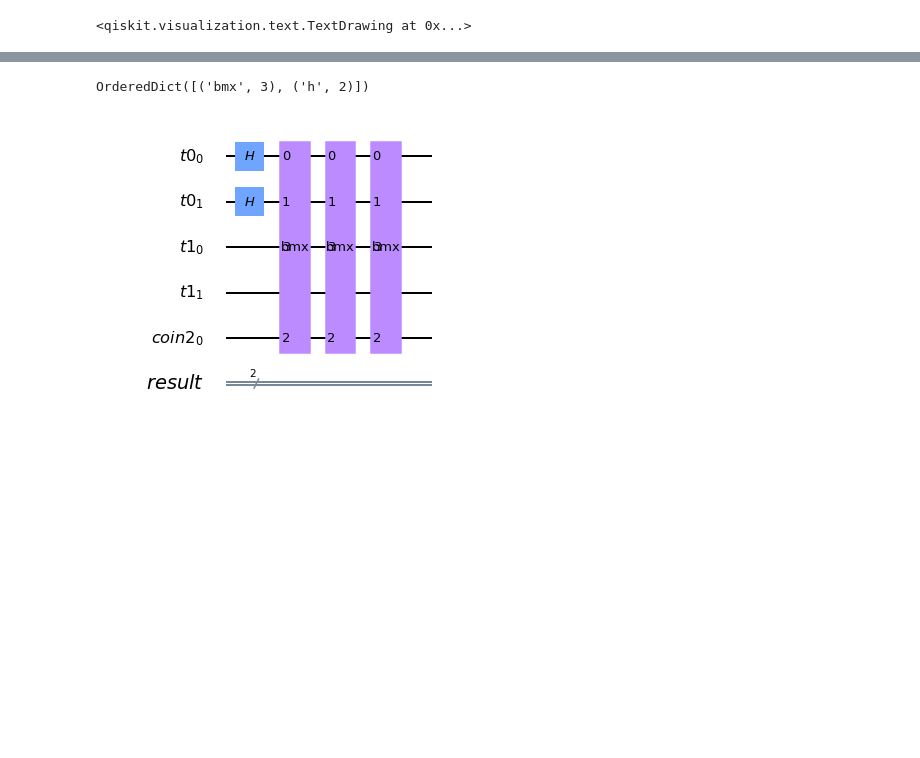
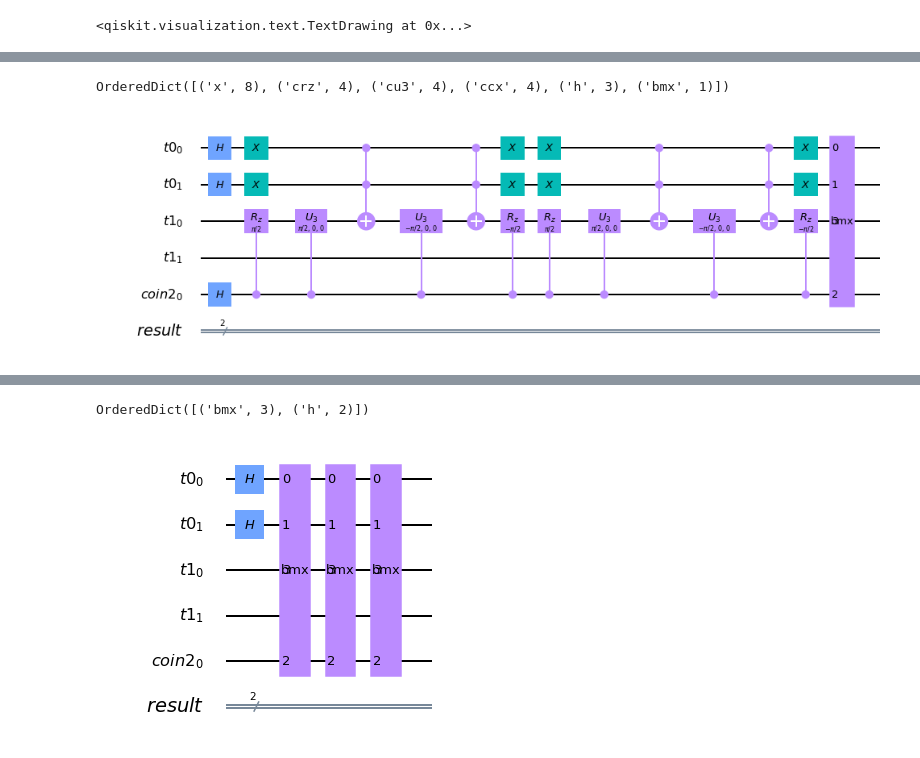
Before and after one commit to qwqmlf/QC4QWG, a Jupyter notebook: tutorial.ipynb, the cells around one changed output, grey strips where cells are left out. Drawn from its saved outputs; the diff is of its cells as text; code cells hidden in the pictures; blank space fills up the shorter version.

```diff
--- a/tutorial.ipynb
+++ b/tutorial.ipynb
@@ -38,0 +76,15 @@ OrderedDict([('x', 4), ('h', 2), ('crz', 2), ('cu3', 2), ('ccx', 2), ('bmx', 2)]
+# %%
+from qiskit.transpiler import PassManager
+from CongX.transpiler.passes.unroll_cong import UnrollCong
+# Unroll the circuit
+pass_ = UnrollCong()
+pm = PassManager(pass_)
+new_circuit = pm.run(new_circuit)
+new_circuit.draw(output='mpl')
+# obtain gates
+gates=new_circuit.count_ops()
+print(gates)
+new_circuit.draw(output='mpl')
+# %% [output]
+OrderedDict([('x', 8), ('crz', 4), ('cu3', 4), ('ccx', 4), ('h', 3), ('bmx', 1)])
+[figure, added]
```
Also changed, not shown: parts of 11 cells of this notebook, 1 other file.
